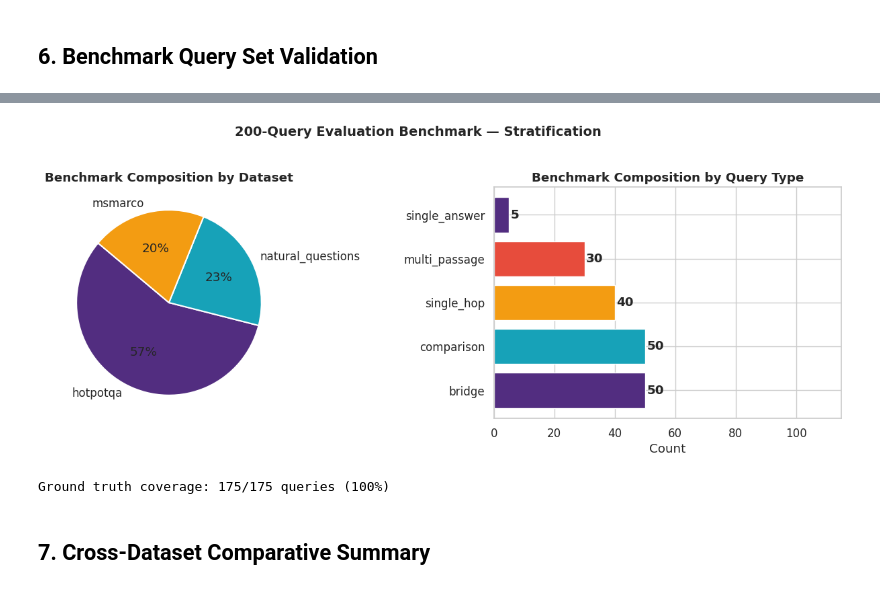
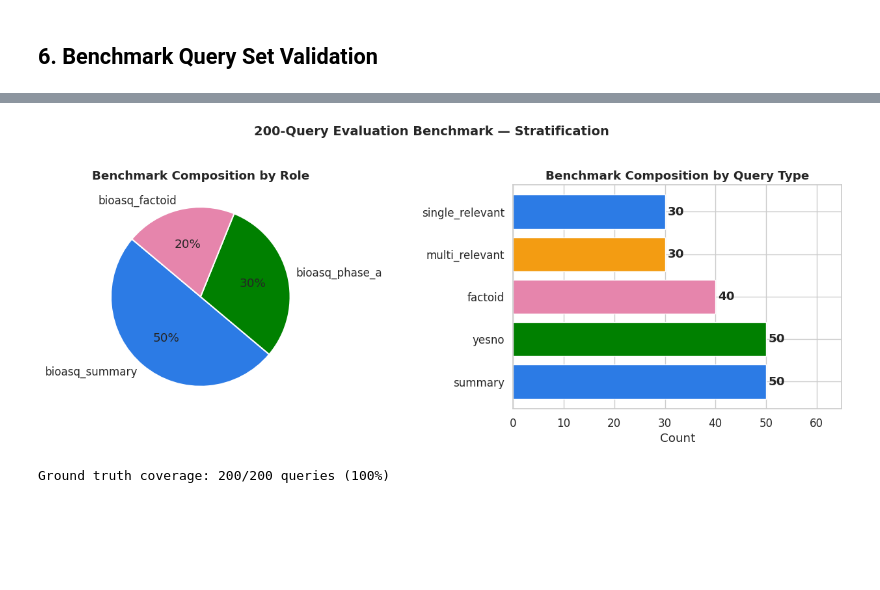
Before and after one commit to samueladole/MDATS79, a Jupyter notebook: notebooks/01_dataset_exploration.ipynb, the cells around one changed output, grey strips where cells are left out. Cells and saved outputs as stored; diff of their text form; code cells hidden in the pictures; blank space fills up the shorter version.

```diff
--- a/notebooks/01_dataset_exploration.ipynb
+++ b/notebooks/01_dataset_exploration.ipynb
@@ -157,19 +185,25 @@ Token length — mean: 74, median: 66, p95: 134
 # %%
-# ── MS MARCO: query type distribution ─────────────────────────────────────────
-qt_counts = Counter(q["query_type"] for q in mm_queries)
+# ── Query role distribution (n=200 total, 3 roles) ───────────────────────
+role_counts = {"Phase A": len(phase_a_queries), "Factoid": len(factoid_queries), "Summary": len(summary_queries)}
 
 fig, ax = plt.subplots(figsize=(6, 4))
-bars = ax.bar(qt_counts.keys(), qt_counts.values(), color=[PURPLE, TEAL], edgecolor="white")
-for bar, count in zip(bars, qt_counts.values()):
-    ax.text(bar.get_x() + bar.get_width()/2, bar.get_height() + 0.3,
+bars = ax.bar(role_counts.keys(), role_counts.values(), color=[BLUE, GREEN, PINK], edgecolor="white")
+for bar, count in zip(bars, role_counts.values()):
+    ax.text(bar.get_x() + bar.get_width()/2, bar.get_height() + 1,
             str(count), ha="center", va="bottom", fontweight="bold")
-ax.set_title("MS MARCO — Benchmark Query Types (n=60)")
+ax.set_title("BioASQ Benchmark — Query Roles (n=200)")
 ax.set_ylabel("Count")
-ax.set_ylim(0, 40)
+ax.set_ylim(0, 115)
 plt.tight_layout()
 plt.show()
 
-print("Query type distribution:")
-for qt, n in qt_counts.items():
-    print(f"  {qt:<20} {n:>3}  ({n/len(mm_queries)*100:.0f}%)")
+print("Role distribution:")
+for role, n in role_counts.items():
+    print(f"  {role:<12} {n:>3}  ({n/200*100:.0f}%)")
+
+# Sub-stratification within Phase A and Summary
+pa_types = Counter(q["query_type"] for q in phase_a_queries)
+su_types = Counter(q["query_type"] for q in summary_queries)
+print(f"\nPhase A sub-strata : {dict(pa_types)}")
+print(f"Summary sub-strata : {dict(su_types)}")
 # %% [output]
@@ -618,37 +558,34 @@ single_answer    30
 # %%
-# ── Benchmark stratification visualisation ─────────────────────────────────────
+# ── Benchmark stratification visualisation ─────────────────────────
 fig, axes = plt.subplots(1, 2, figsize=(13, 5))
 
-# Pie: by dataset
-ds_counts = bm_df["dataset"].value_counts()
-axes[0].pie(ds_counts, labels=ds_counts.index, autopct="%1.0f%%",
-            colors=PALETTE[:len(ds_counts)], startangle=140,
+# Pie: by role
+role_counts = bm_df["dataset"].value_counts()
+axes[0].pie(role_counts, labels=role_counts.index, autopct="%1.0f%%",
+            colors=PALETTE[:len(role_counts)], startangle=140,
             wedgeprops={"edgecolor": "white", "linewidth": 1.5})
-axes[0].set_title("Benchmark Composition by Dataset", fontweight="bold")
+axes[0].set_title("Benchmark Composition by Role", fontweight="bold")
 
 # Bar: by query_type
 qt_counts = bm_df["query_type"].value_counts()
 bars = axes[1].barh(qt_counts.index, qt_counts.values,
                     color=PALETTE[:len(qt_counts)], edgecolor="white")
 for bar, v in zip(bars, qt_counts.values):
     axes[1].text(v + 0.5, bar.get_y() + bar.get_height()/2,
                  str(v), va="center", fontweight="bold")
 axes[1].set_title("Benchmark Composition by Query Type", fontweight="bold")
 axes[1].set_xlabel("Count")
-axes[1].set_xlim(0, 115)
+axes[1].set_xlim(0, 65)
 
-plt.suptitle("200-Query Evaluation Benchmark — Stratification",
+plt.suptitle("200-Query Evaluation Benchmark \u2014 Stratification",
              fontsize=14, fontweight="bold", y=1.02)
 plt.tight_layout()
 plt.savefig("../experiments/results/fig_benchmark_stratification.png",
             dpi=150, bbox_inches="tight")
 plt.show()
 
-# Verify ground truth coverage
 has_gt = bm_df["answers"].apply(lambda x: bool(x and x[0]))
 print(f"\nGround truth coverage: {has_gt.sum()}/{len(bm_df)} queries ({has_gt.mean()*100:.0f}%)")
 # %% [output]
-[figure, old version]
+[figure, new version]
-Ground truth coverage: 175/175 queries (100%)
+Ground truth coverage: 200/200 queries (100%)
-# %% [markdown]
-## 7. Cross-Dataset Comparative Summary
```
Also changed, not shown: parts of 35 cells of this notebook.
